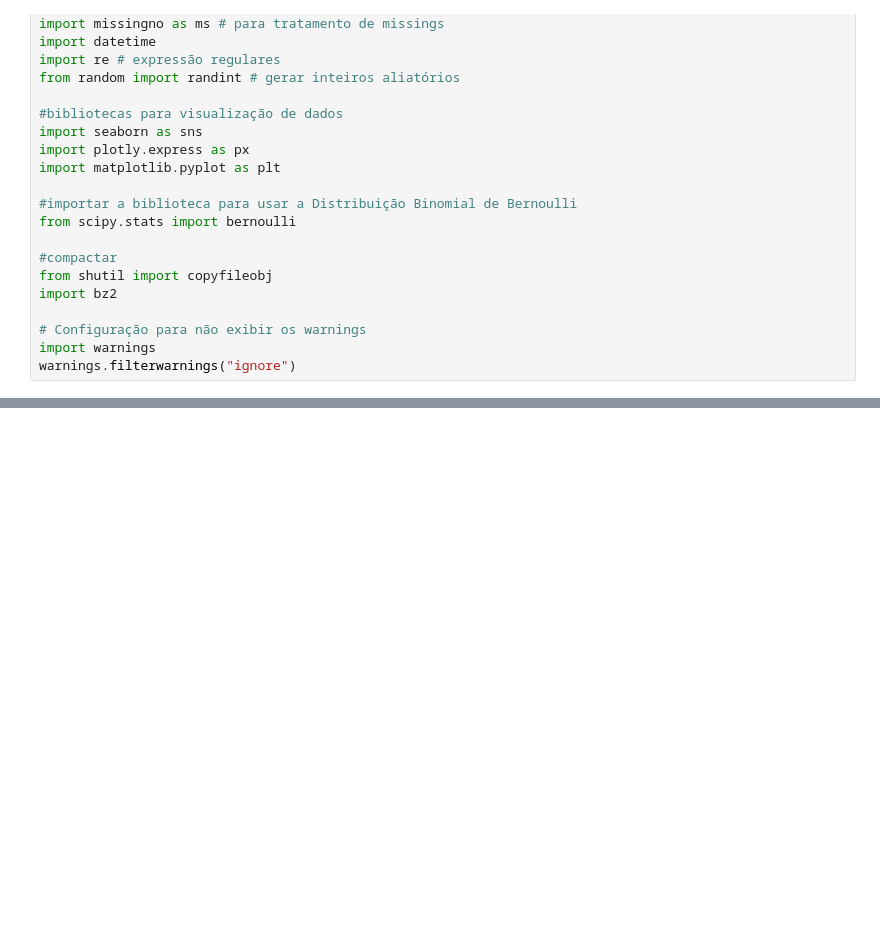
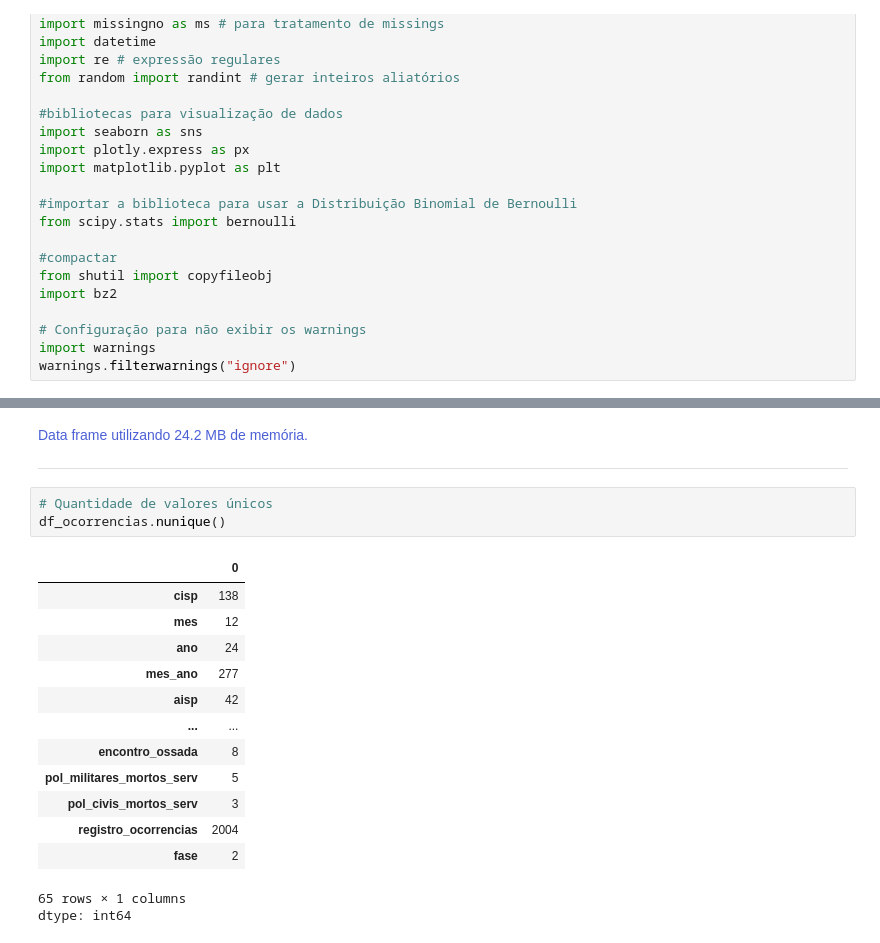
Before and after one commit to gabrielmprata/Info_seguranca_publica_rj, a Jupyter notebook: Info_seguranca_publica_rj.ipynb, the cells around one changed output, grey strips where cells are left out. Cells and saved outputs as stored; diff of their text form; blank space fills up the shorter version.

```diff
--- a/Info_seguranca_publica_rj.ipynb
+++ b/Info_seguranca_publica_rj.ipynb
@@ -53,0 +110,23 @@ df_ocorrencias = pd.read_csv(url3, compression='bz2', encoding = "Latin 1", deli
+# %% [markdown]
+<font color=#4c60d6> Data frame utilizando 24.2 MB de memória.
+
+
+---
+# %%
+# Quantidade de valores únicos
+df_ocorrencias.nunique()
+# %% [output]
+|  | 0 |
+| cisp | 138 |
+| mes | 12 |
+| ano | 24 |
+| mes_ano | 277 |
+| aisp | 42 |
+| ... | ... |
+| encontro_ossada | 8 |
+| pol_militares_mortos_serv | 5 |
+| pol_civis_mortos_serv | 3 |
+| registro_ocorrencias | 2004 |
+| fase | 2 |
+65 rows × 1 columns
+dtype: int64
```
Also changed, not shown: parts of 16 cells of this notebook.
